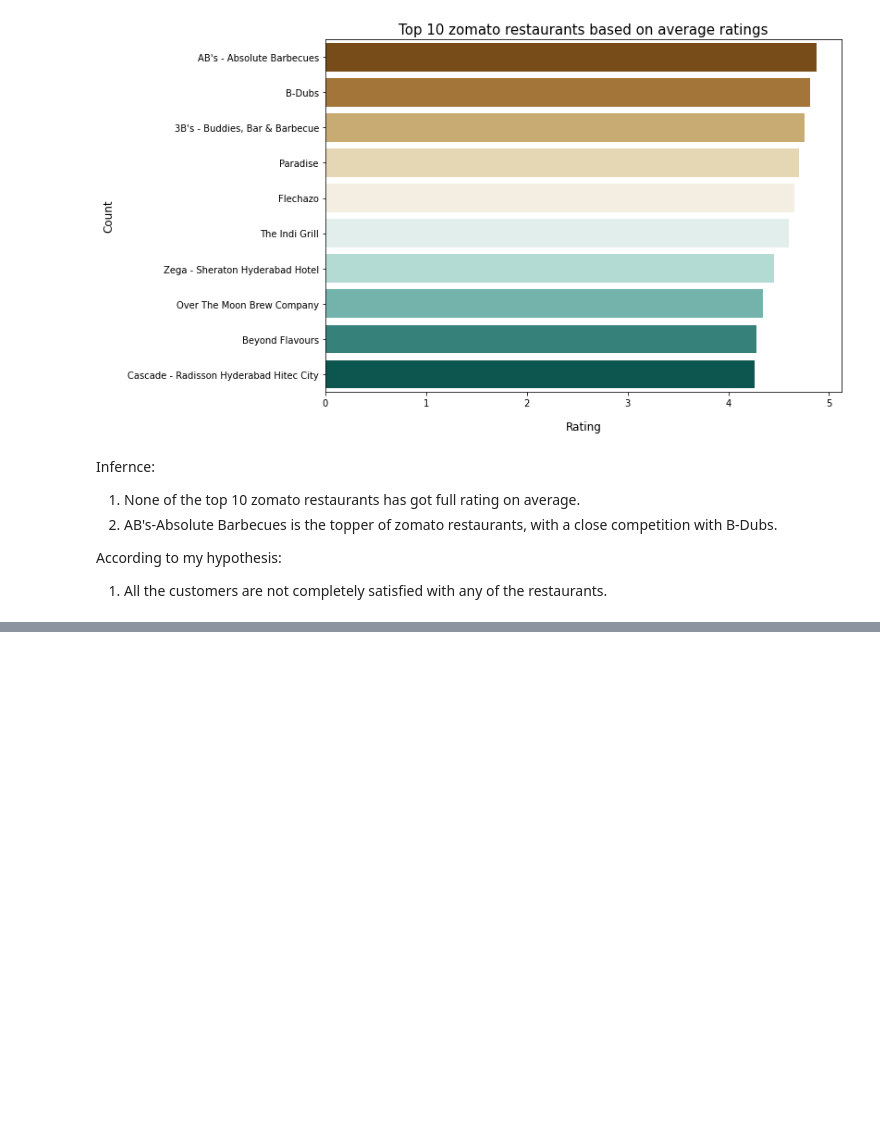
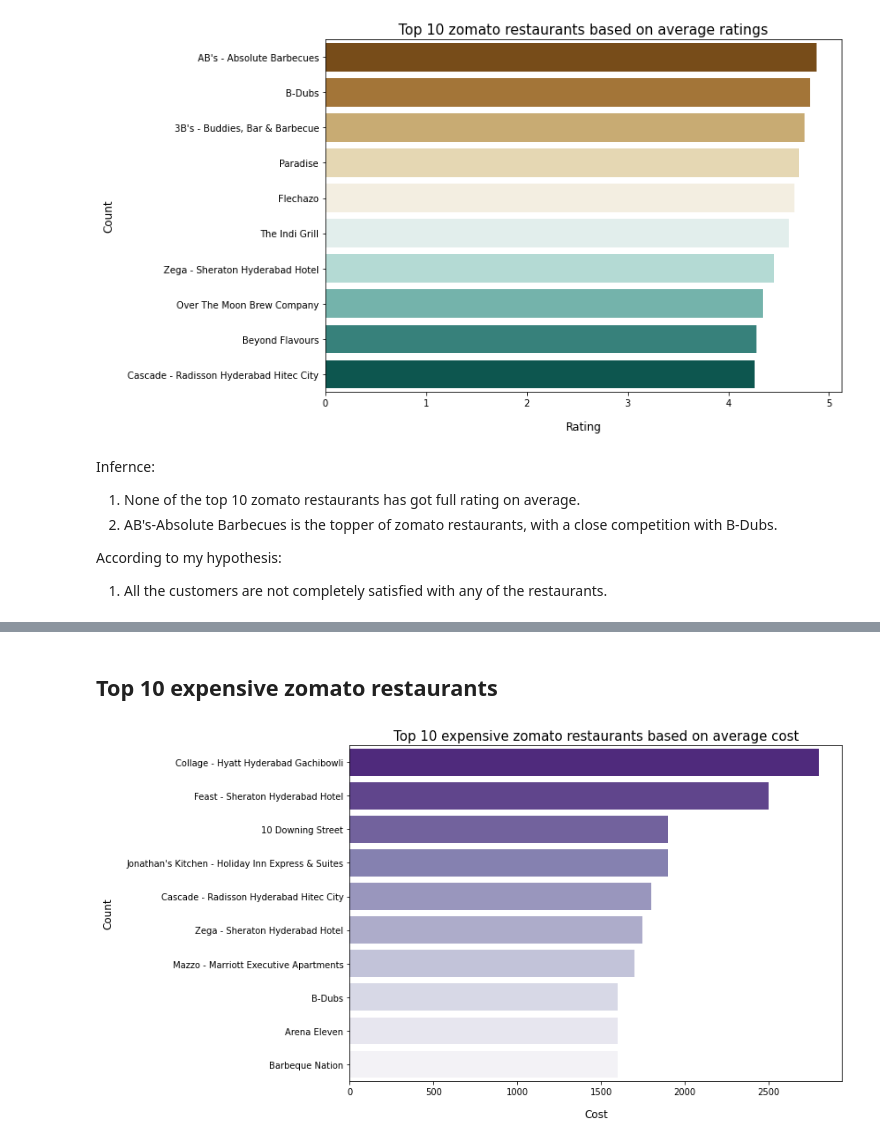
Before and after one commit to Akshadanair/Zomato-Restaurant-Clustering-and-Sentiment-Analysis, a Jupyter notebook: Zomato_Restaurant_Clustering_and_Sentiment_Analysis.ipynb, the cells around one changed output, grey strips where cells are left out. Drawn from its saved outputs; the diff is of its cells as text; code cells hidden in the pictures; blank space fills up the shorter version.

```diff
--- a/Zomato_Restaurant_Clustering_and_Sentiment_Analysis.ipynb
+++ b/Zomato_Restaurant_Clustering_and_Sentiment_Analysis.ipynb
@@ -909,0 +1004,19 @@ According to my hypothesis:
+# %% [markdown]
+## **Top 10 expensive zomato restaurants**
+# %%
+#setting figure size
+plt.figure(figsize = (10,7))
+
+#creating data to use for visualization
+data = zomato_df.groupby('Restaurant')['Cost'].mean().reset_index().sort_values(by='Cost', ascending=False)
+
+#Bar plot to display top 10 expensive zomato restaurants based on average ratings
+sns.barplot(y = data.head(10)['Restaurant'], x = data.head(10)['Cost'], palette = 'Purples_r')
+
+#To display the x label, y label and title of the bar chart
+plt.xlabel("Cost", labelpad=14, fontsize = 12)
+plt.ylabel("Count", labelpad=14, fontsize = 12)
+plt.title("Top 10 expensive zomato restaurants based on average cost", fontsize = 15)
+plt.show()
+# %% [output]
+[figure, added]
```
Also changed, not shown: parts of 22 cells of this notebook.
